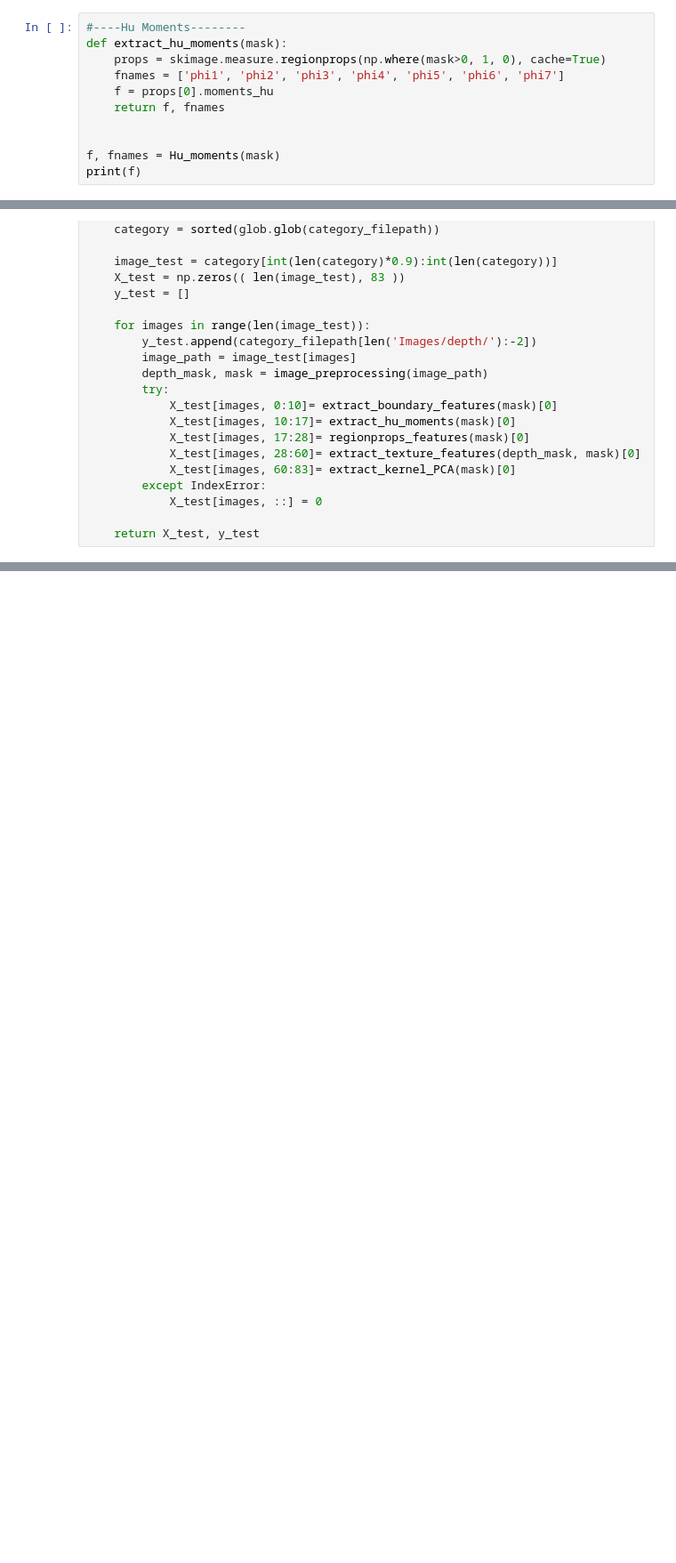
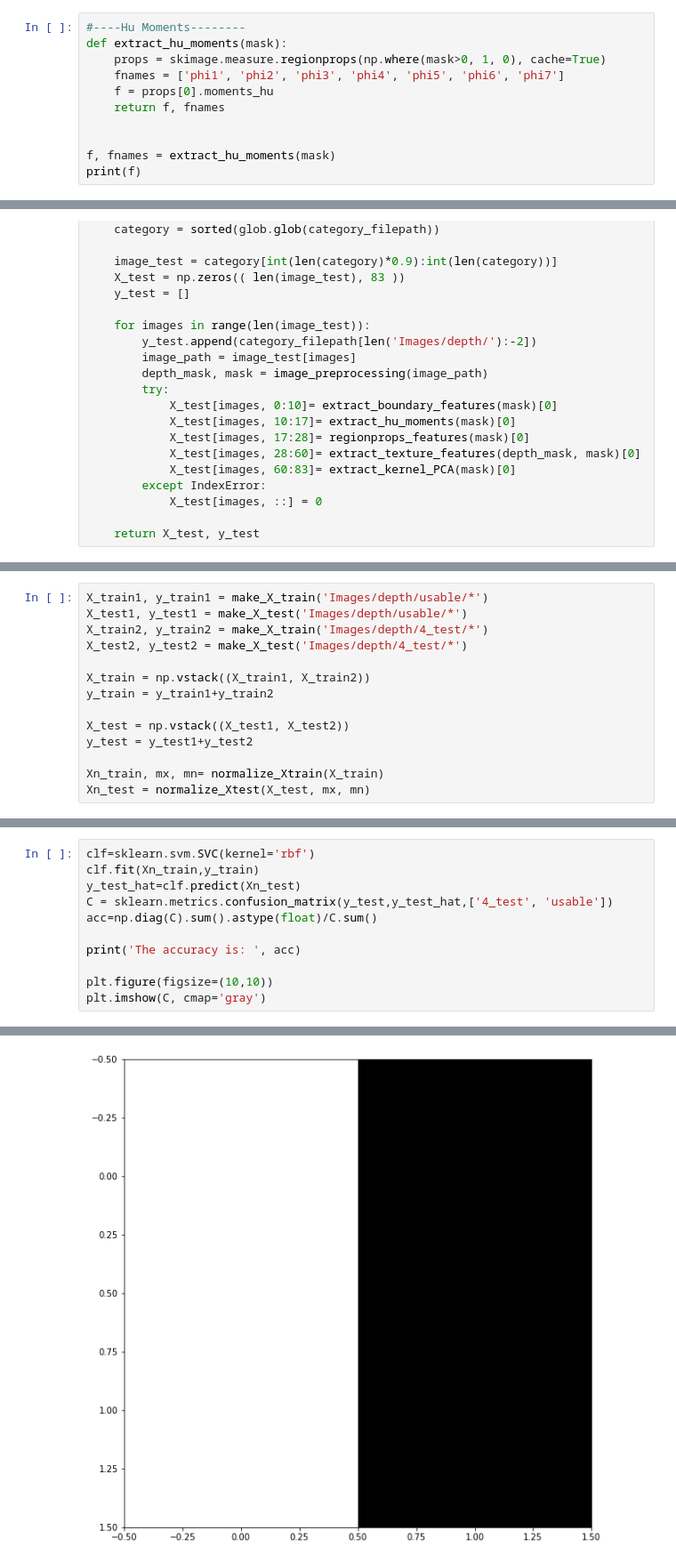
Before and after one commit to zwinkler/Automated-BCS, a Jupyter notebook: Automated BCS.ipynb, the cells around one changed output, grey strips where cells are left out. Shown: that part at 89% size. Cells and saved outputs as stored; diff of their text form; blank space fills up the shorter version.

```diff
--- a/Automated BCS.ipynb
+++ b/Automated BCS.ipynb
@@ -242,7 +242,7 @@ def extract_hu_moments(mask):
     return f, fnames
 
 
-f, fnames = Hu_moments(mask)
+f, fnames = extract_hu_moments(mask)
 print(f)
 # %% [output]
 [1.80539741e-01 5.72553389e-03 1.32176842e-04 2.24526713e-06
@@ -505,0 +481,14 @@ acc=np.diag(C).sum().astype(float)/C.sum()
+# %%
+X_train1, y_train1 = make_X_train('Images/depth/usable/*')
+X_test1, y_test1 = make_X_test('Images/depth/usable/*')
+X_train2, y_train2 = make_X_train('Images/depth/4_test/*')
+X_test2, y_test2 = make_X_test('Images/depth/4_test/*')
+
+X_train = np.vstack((X_train1, X_train2))
+y_train = y_train1+y_train2
+
+X_test = np.vstack((X_test1, X_test2))
+y_test = y_test1+y_test2
+
+Xn_train, mx, mn= normalize_Xtrain(X_train)
+Xn_test = normalize_Xtest(X_test, mx, mn)
@@ -505,0 +502,12 @@ acc=np.diag(C).sum().astype(float)/C.sum()
+# %%
+clf=sklearn.svm.SVC(kernel='rbf')
+clf.fit(Xn_train,y_train)
+y_test_hat=clf.predict(Xn_test)
+C = sklearn.metrics.confusion_matrix(y_test,y_test_hat,['4_test', 'usable'])
+acc=np.diag(C).sum().astype(float)/C.sum()
+
+print('The accuracy is: ', acc)
+
+plt.figure(figsize=(10,10))
+plt.imshow(C, cmap='gray')
+# %% [output]
@@ -505,0 +516 @@ acc=np.diag(C).sum().astype(float)/C.sum()
+[figure, added]
```
Also changed, not shown: parts of 13 cells of this notebook, 3 other files.
